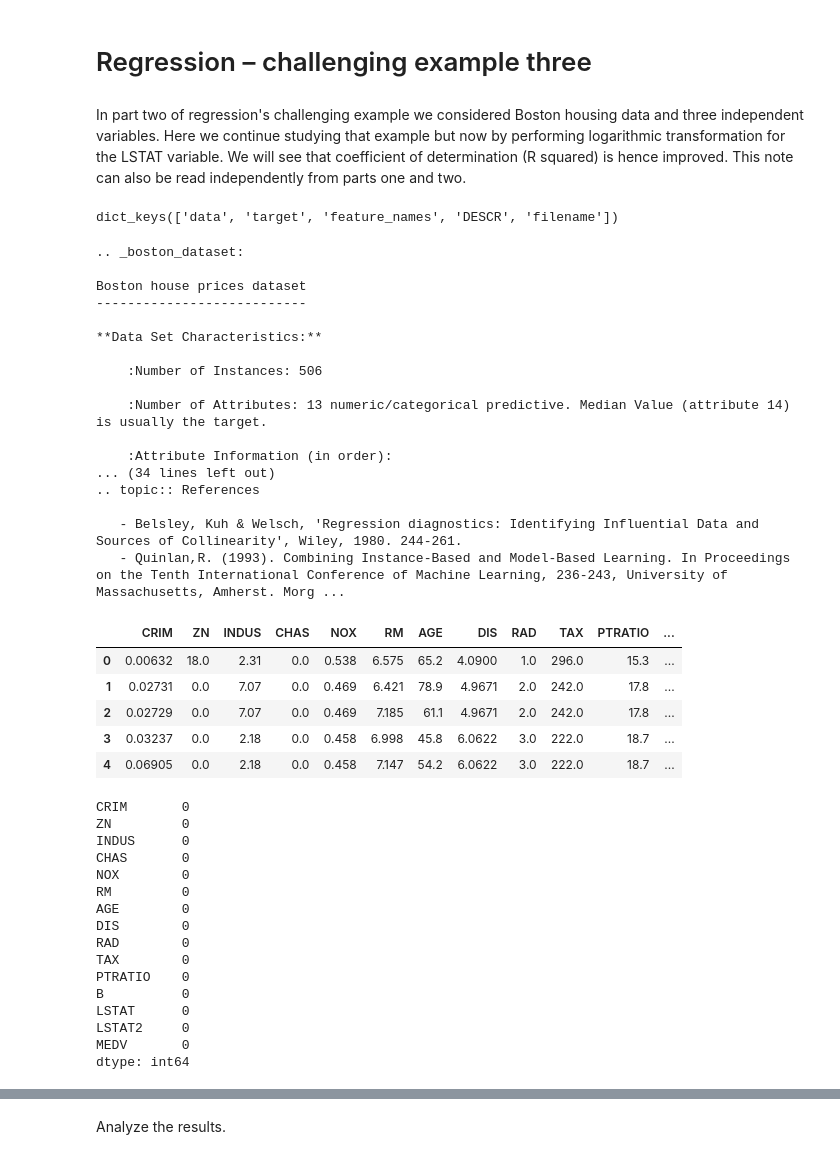
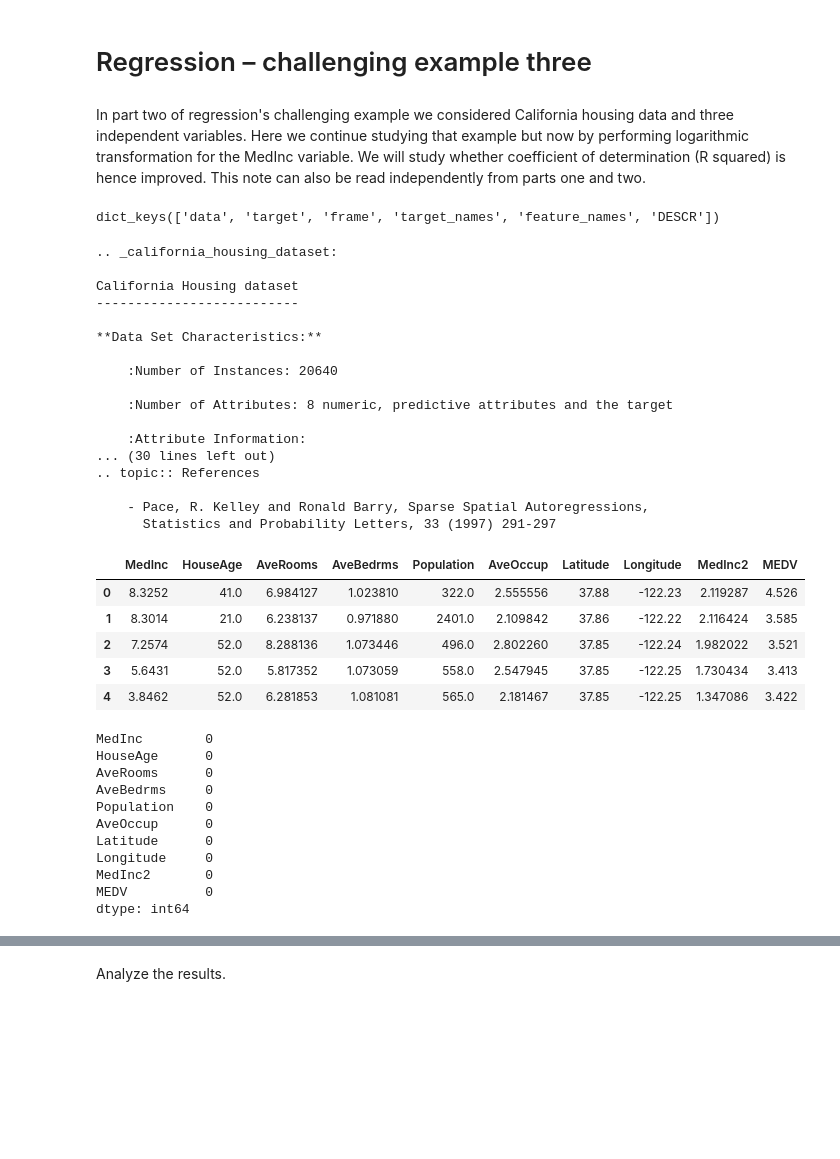
Before and after one commit to juhanurmonen/data-analytics-basics-regression, a Jupyter notebook: regression_demanding_part_three.ipynb, the cells around one changed output, grey strips where cells are left out. Saved outputs shown, nothing was run; the diff lists cells and outputs as text; code cells hidden in the pictures; blank space fills up the shorter version.

```diff
--- a/regression_demanding_part_three.ipynb
+++ b/regression_demanding_part_three.ipynb
@@ -1,7 +1,7 @@
 # %% [markdown]
 # Regression &ndash; challenging example three
 # %% [markdown]
-In part two of regression's challenging example we considered Boston housing data and three independent variables. Here we continue studying that example but now by performing logarithmic transformation for the LSTAT variable. We will see that coefficient of determination (R squared) is hence improved. This note can also be read independently from parts one and two.
+In part two of regression's challenging example we considered California housing data and three independent variables. Here we continue studying that example but now by performing logarithmic transformation for the MedInc variable. We will study whether coefficient of determination (R squared) is hence improved. This note can also be read independently from parts one and two.
 # %%
 ## Import necessary libraries.
 
@@ -15,83 +15,78 @@ import seaborn as sns
 
 import numpy as np
 # %%
-### In this example we use data of Boston house prices from the sklearn library.
+### In this example we use data of California house prices from the sklearn library.
 
-from sklearn.datasets import load_boston
-boston_data = load_boston()
+from sklearn.datasets import fetch_california_housing
+housing = fetch_california_housing()
 
-### boston_data includes already named parts
+### housing data includes already named parts
 
-boston_data.keys()
+housing.keys()
 # %% [output]
-dict_keys(['data', 'target', 'feature_names', 'DESCR', 'filename'])
+dict_keys(['data', 'target', 'frame', 'target_names', 'feature_names', 'DESCR'])
 # %%
-### Description of the Boston housing data.
+### Description of the data.
 
-print(boston_data.DESCR)
+print(housing.DESCR)
 # %% [output]
-.. _boston_dataset:
+.. _california_housing_dataset:
 
-Boston house prices dataset
----------------------------
+California Housing dataset
+--------------------------
 
 **Data Set Characteristics:**
 
-    :Number of Instances: 506
+    :Number of Instances: 20640
 
-    :Number of Attributes: 13 numeric/categorical predictive. Median Value (attribute 14) is usually the target.
+    :Number of Attributes: 8 numeric, predictive attributes and the target
 
-    :Attribute Information (in order):
-... (34 lines left out)
+    :Attribute Information:
+... (30 lines left out)
 .. topic:: References
 
-   - Belsley, Kuh & Welsch, 'Regression diagnostics: Identifying Influential Data and Sources of Collinearity', Wiley, 1980. 244-261.
-   - Quinlan,R. (1993). Combining Instance-Based and Model-Based Learning. In Proceedings on the Tenth International Conference of Machine Learning, 236-243, University of Massachusetts, Amherst. Morg ...
+    - Pace, R. Kelley and Ronald Barry, Sparse Spatial Autoregressions,
+      Statistics and Probability Letters, 33 (1997) 291-297
 # %%
 ### Read the data in a dataframe.
 
 ### features
 
-df = pd.DataFrame(boston_data.data, columns = boston_data.feature_names)
+df = pd.DataFrame(housing.data, columns = housing.feature_names)
 
 ### logarithmic transformation
 
-df['LSTAT2'] = np.log(df['LSTAT'])
+df['MedInc2'] = np.log(df['MedInc'])
 
 ### target
 
-df['MEDV'] = boston_data.target
+df['MEDV'] = housing.target
 
 ### Take a peek at the data
 
 df.head()
 # %% [output]
-|  | CRIM | ZN | INDUS | CHAS | NOX | RM | AGE | DIS | RAD | TAX | PTRATIO | ... |
-| 0 | 0.00632 | 18.0 | 2.31 | 0.0 | 0.538 | 6.575 | 65.2 | 4.0900 | 1.0 | 296.0 | 15.3 | ... |
-| 1 | 0.02731 | 0.0 | 7.07 | 0.0 | 0.469 | 6.421 | 78.9 | 4.9671 | 2.0 | 242.0 | 17.8 | ... |
-| 2 | 0.02729 | 0.0 | 7.07 | 0.0 | 0.469 | 7.185 | 61.1 | 4.9671 | 2.0 | 242.0 | 17.8 | ... |
-| 3 | 0.03237 | 0.0 | 2.18 | 0.0 | 0.458 | 6.998 | 45.8 | 6.0622 | 3.0 | 222.0 | 18.7 | ... |
-| 4 | 0.06905 | 0.0 | 2.18 | 0.0 | 0.458 | 7.147 | 54.2 | 6.0622 | 3.0 | 222.0 | 18.7 | ... |
+|  | MedInc | HouseAge | AveRooms | AveBedrms | Population | AveOccup | Latitude | Longitude | MedInc2 | MEDV |
+| 0 | 8.3252 | 41.0 | 6.984127 | 1.023810 | 322.0 | 2.555556 | 37.88 | -122.23 | 2.119287 | 4.526 |
+| 1 | 8.3014 | 21.0 | 6.238137 | 0.971880 | 2401.0 | 2.109842 | 37.86 | -122.22 | 2.116424 | 3.585 |
+| 2 | 7.2574 | 52.0 | 8.288136 | 1.073446 | 496.0 | 2.802260 | 37.85 | -122.24 | 1.982022 | 3.521 |
+| 3 | 5.6431 | 52.0 | 5.817352 | 1.073059 | 558.0 | 2.547945 | 37.85 | -122.25 | 1.730434 | 3.413 |
+| 4 | 3.8462 | 52.0 | 6.281853 | 1.081081 | 565.0 | 2.181467 | 37.85 | -122.25 | 1.347086 | 3.422 |
 # %%
 ### It is always worth checking how many missing values there are in the data.
 
 df.isnull().sum()
 # %% [output]
-CRIM       0
-ZN         0
-INDUS      0
-CHAS       0
-NOX        0
-RM         0
-AGE        0
-DIS        0
-RAD        0
-TAX        0
-PTRATIO    0
-B          0
-LSTAT      0
-LSTAT2     0
-MEDV       0
+MedInc        0
+HouseAge      0
+AveRooms      0
+AveBedrms     0
+Population    0
+AveOccup      0
+Latitude      0
+Longitude     0
+MedInc2       0
+MEDV          0
 dtype: int64
 # %%
 ### distribution of the target variable (dependent variable, forecast variable)
```
Also changed, not shown: parts of 9 cells of this notebook, 1 other file.
